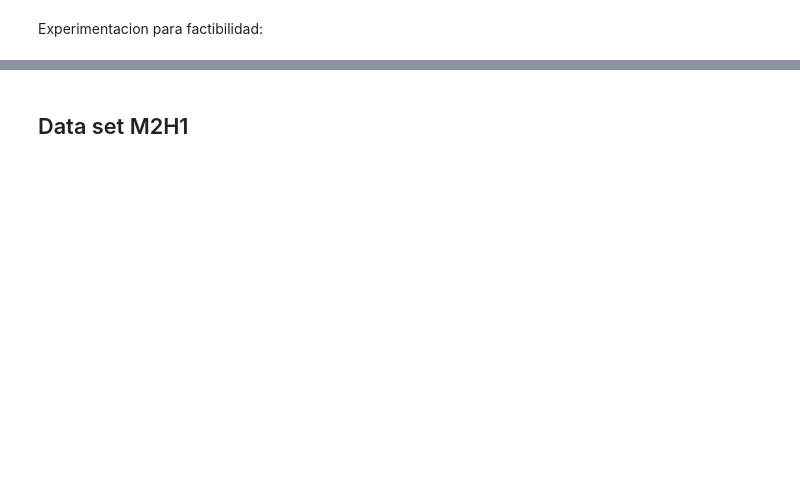
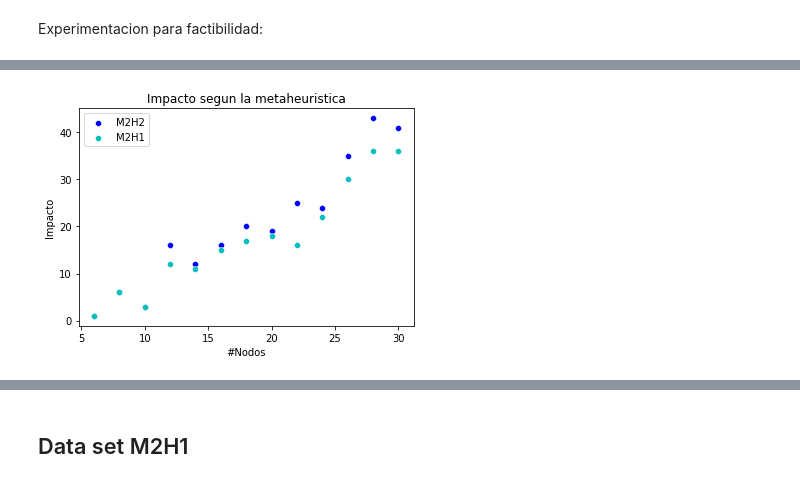
Before and after one commit to sebasbocaccio/AED3-Tp2-Metaheuristicas, a Jupyter notebook: Grafo/Plotter.ipynb, the cells around one changed output, grey strips where cells are left out. Cells and saved outputs as stored; diff of their text form; code cells hidden in the pictures; blank space fills up the shorter version.

```diff
--- a/Grafo/Plotter.ipynb
+++ b/Grafo/Plotter.ipynb
@@ -92,0 +119,10 @@ Experimentacion para factibilidad:
+# %%
+fig = sns.scatterplot(data=M2H2, x='N', y='Impacto', color="b", label="M2H2");
+fig = sns.scatterplot(data=M2H1, x='N', y='Impacto', color="c", label="M2H1");
+#fig = sns.scatterplot(data=optimos, x='N', y='Impacto', color="g", label="Impacto optimo");
+
+fig.set_title('Impacto segun la metaheuristica')
+fig.set(xlabel='#Nodos', ylabel='Impacto');
+plt.savefig("graficos/M21vsM22IMPACTO.png");
+# %% [output]
+[figure, added]
```
Also changed, not shown: parts of 13 cells of this notebook, 18 other files.
